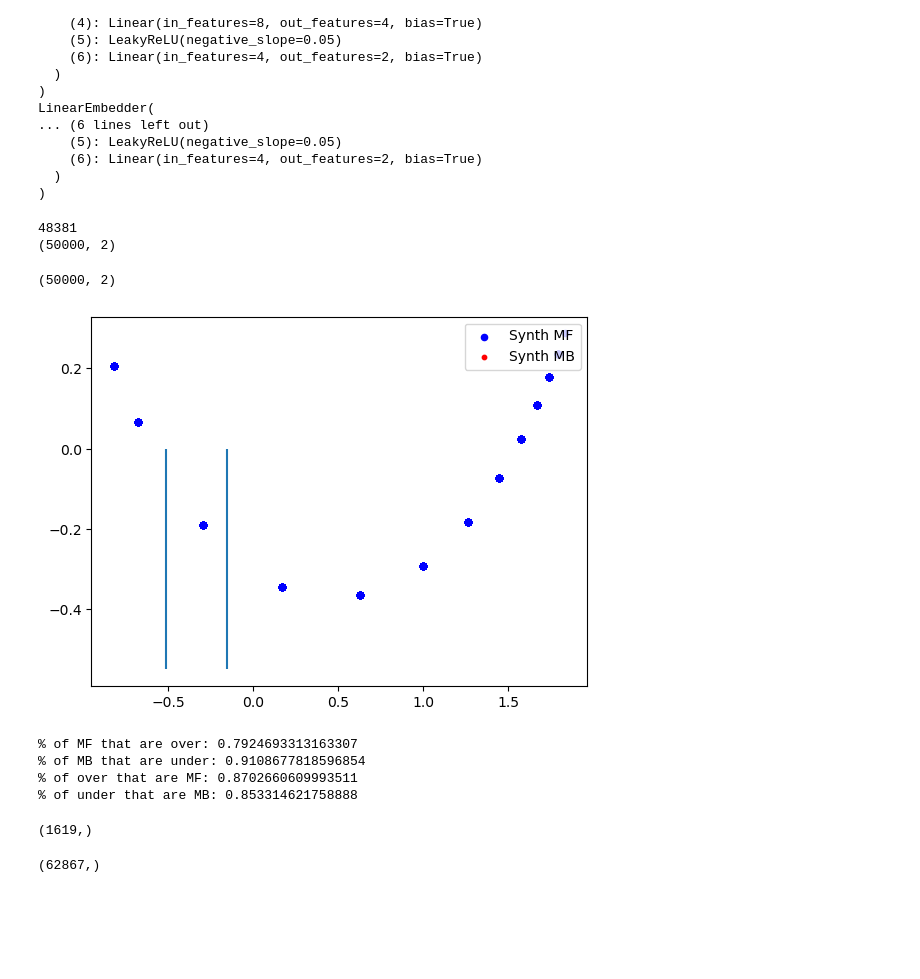
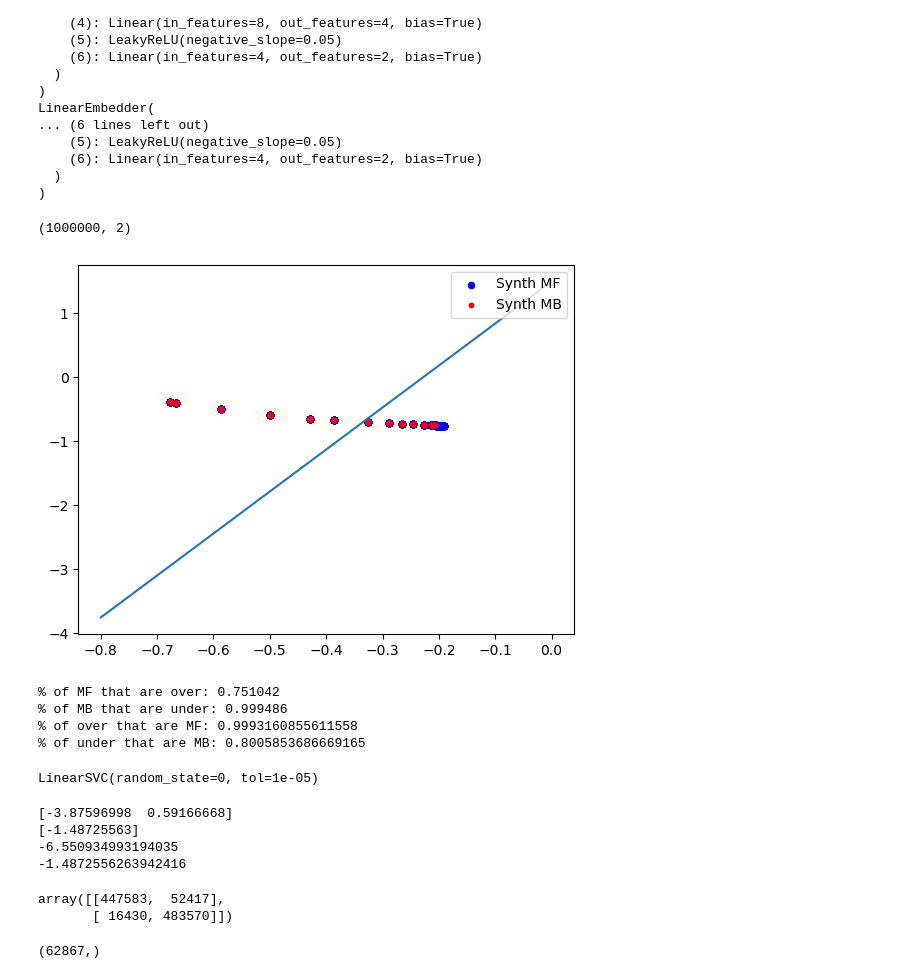
Before and after one commit to johnlyzhou/decision-making, a Jupyter notebook: notebooks/jlz-dev-featurize.ipynb, the cells around one changed output. Saved outputs shown, nothing was run; the diff lists cells and outputs as text; code cells hidden in the pictures; blank space fills up the shorter version.

```diff
--- a/notebooks/jlz-dev-featurize.ipynb
+++ b/notebooks/jlz-dev-featurize.ipynb
@@ -176,40 +181,29 @@ for filename in os.listdir(directory):
 # %%
 sig_params = np.array(sig_params)
 real_embed = torch.squeeze(model(torch.unsqueeze(torch.from_numpy(sig_params).float(), 1))).detach().numpy()
-# %%
-from sklearn.decomposition import PCA
-pca_x = np.squeeze(bigboy.sigmoid_parameters[bigboy.get_valid_idxs(boundary=50000)])[48381:]
-pca_x = normalize_features(pca_x)
-
-mb_pca = PCA(n_components=2)
-mb_pca.fit(pca_x)
-X_embedded_mse = pca.transform(pca_x)
-print(X_embedded_mse.shape)
-# %% [output]
-48381
-(50000, 2)
 # %%
-# X_embedded_mse = torch.squeeze(model(torch.unsqueeze(torch.from_numpy(np.load(X_fname)).float(), 1))).detach().numpy()
+X_embedded_mse = torch.squeeze(model(torch.unsqueeze(torch.from_numpy(np.load(X_fname)).float(), 1))).detach().numpy()
 print(X_embedded_mse.shape)
 
 plt.figure()
-mse_boundary = 50000
+mse_boundary = 500000
 
 mf = plt.scatter(X_embedded_mse[:mse_boundary, 0], X_embedded_mse[:mse_boundary, 1], color='blue', s=20)
 mb = plt.scatter(X_embedded_mse[mse_boundary:, 0], X_embedded_mse[mse_boundary:, 1], color='red', s=10)
 # real = plt.scatter(real_embed[:, 0], real_embed[:, 1], color='cyan', s=5)
 
 plt.legend((mf, mb), ('Synth MF', 'Synth MB'), loc='upper right')
 
-l_border = -0.51
-r_border = -0.155
+X = np.linspace(-0.8, 0, 100)
+m = clf.coef_.flatten()[0] / clf.coef_.flatten()[1]
+b = clf.intercept_[0]
 
-plt.vlines([l_border, r_border], -.55, -0)
+plt.plot(X, -(m*X + b))
 
 plt.show()
 # %% [output]
-(50000, 2)
+(1000000, 2)
-[figure, old version]
+[figure, new version]
 # %%
 dim = 0
 print("% of MF that are over:", np.sum(X_embedded_mse[:mse_boundary, dim] > border) / X_embedded_mse[:mse_boundary, dim].size)
@@ -218,16 +212,42 @@ print("% of MB that are under:", np.sum(X_embedded_mse[mse_boundary:, dim] < bor
 print("% of over that are MF:",np.sum(X_embedded_mse[:mse_boundary, dim] > border) / np.sum(X_embedded_mse[:, dim] > border))
 print("% of under that are MB:",np.sum(X_embedded_mse[mse_boundary:, dim] < border) / np.sum(X_embedded_mse[:, dim] < border))
 # %% [output]
-% of MF that are over: 0.7924693313163307
-% of MB that are under: 0.9108677818596854
-% of over that are MF: 0.8702660609993511
-% of under that are MB: 0.853314621758888
+% of MF that are over: 0.751042
+% of MB that are under: 0.999486
+% of over that are MF: 0.9993160855611558
+% of under that are MB: 0.8005853686669165
-# %%
-invalid = np.arange(100000)
-invalid = np.delete(invalid, bigboy.get_valid_idxs())
-print(invalid.shape)
-# %% [output]
-(1619,)
+# %%
+from sklearn.svm import LinearSVC
+from sklearn.pipeline import make_pipeline
+from sklearn.preprocessing import StandardScaler
+
+clf = LinearSVC(random_state=0, tol=1e-5)
+clf.fit(X_embedded_mse, np.load(f"{bigboy.data_path}/modeling_labels.npy"))
+# %% [output]
+LinearSVC(random_state=0, tol=1e-05)
+# %%
+print(clf.coef_.flatten())
+print(clf.intercept_)
+
+X = np.linspace(-1, 1, 100)
+m = clf.coef_.flatten()[0] / clf.coef_.flatten()[1]
+b = clf.intercept_[0]
+print(m)
+print(b)
+# %% [output]
+[-3.87596998  0.59166668]
+[-1.48725563]
+-6.550934993194035
+-1.4872556263942416
+# %%
+from sklearn.metrics import confusion_matrix
+
+y_true = np.load(f"{bigboy.data_path}/modeling_labels.npy")
+y_pred = clf.predict(X_embedded_mse)
+confusion_matrix(y_true, y_pred)
+# %% [output]
+array([[447583,  52417],
+       [ 16430, 483570]])
 # %%
 embed_all = torch.squeeze(model(torch.unsqueeze(torch.from_numpy(bigboy.sigmoid_parameters).float(), 1))).detach().numpy()
 idxs = np.argwhere((embed_all[:, dim] > l_border) & (embed_all[:, dim] < r_border))
```
Also changed, not shown: parts of 5 cells of this notebook, 2 other files.
